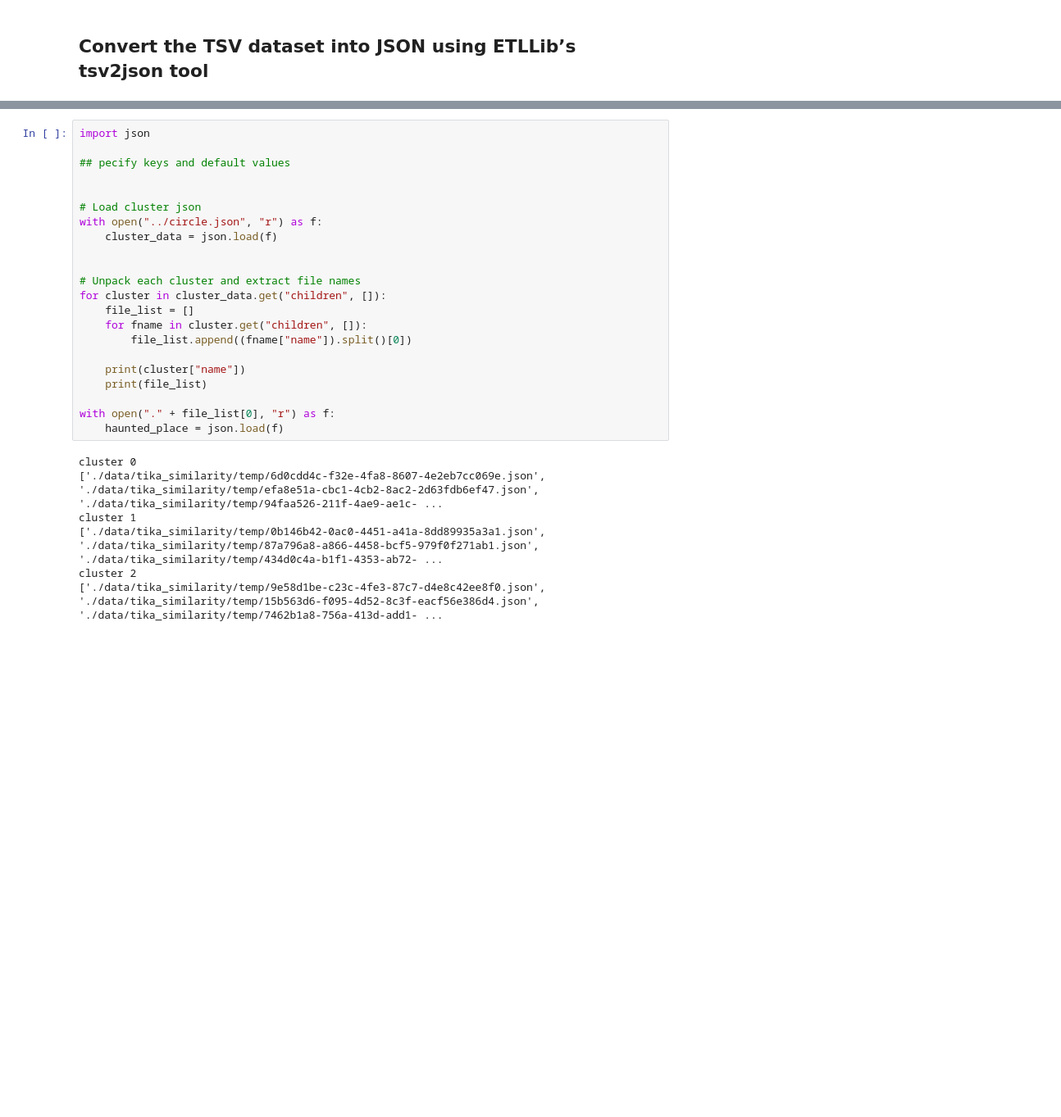
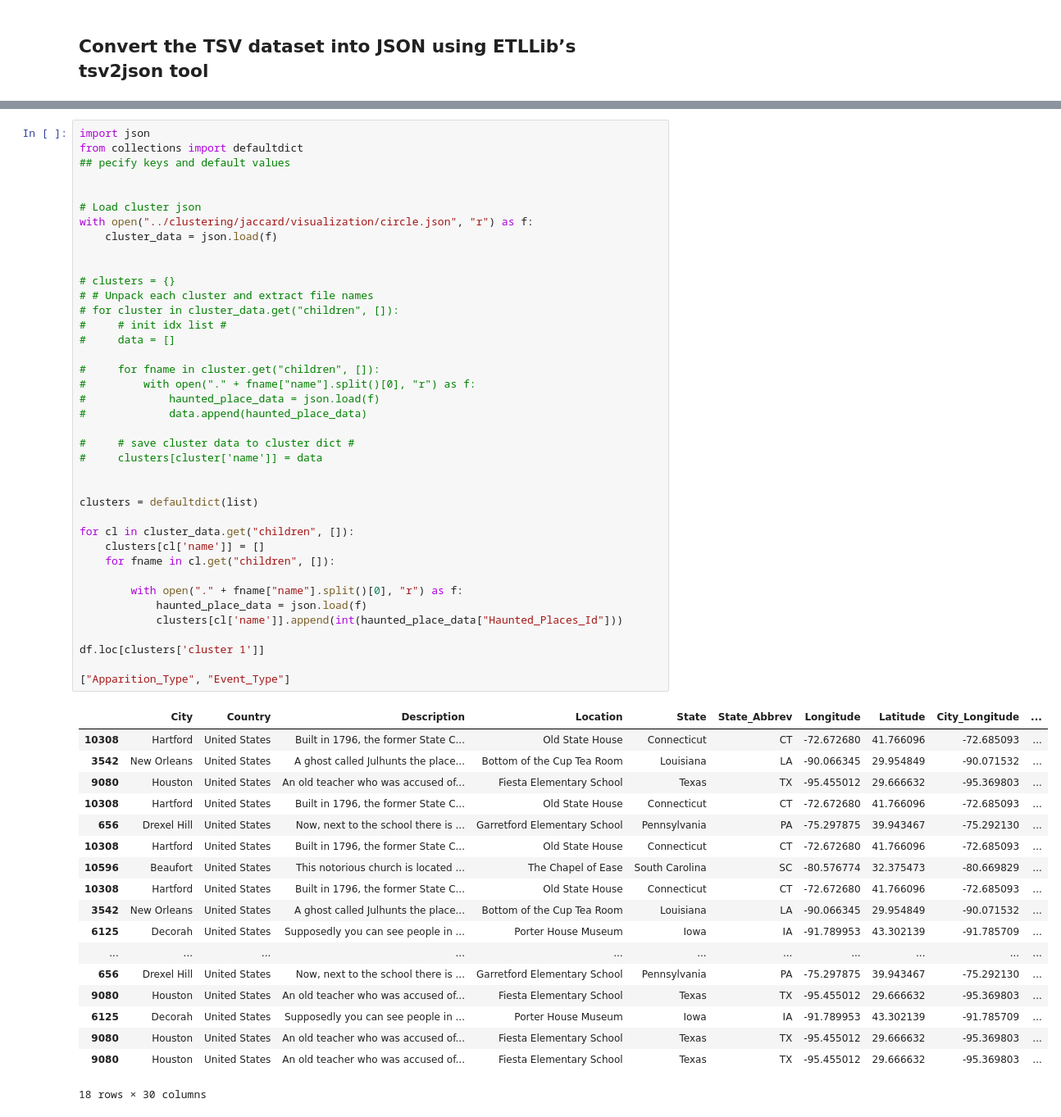
Before and after one commit to dgottschalk03/dsci_550_a1, a Jupyter notebook: notebooks/4.01-dg-Haunted_Places_Features_Added-Jaccard_Distance.ipynb, the cells around one changed output, grey strips where cells are left out. Shown at 82% size. Cells and saved outputs as stored; diff of their text form; blank space fills up the shorter version.

```diff
--- a/notebooks/4.01-dg-Haunted_Places_Features_Added-Jaccard_Distance.ipynb
+++ b/notebooks/4.01-dg-Haunted_Places_Features_Added-Jaccard_Distance.ipynb
@@ -119,30 +141,59 @@ Error: Json file path is wrong/missing or Json File already exists
 # http://localhost:8080/levelCluster-d3.html
 # %%
 import json
-
+from collections import defaultdict
 ## pecify keys and default values
 
 
 # Load cluster json
-with open("../circle.json", "r") as f:
+with open("../clustering/jaccard/visualization/circle.json", "r") as f:
     cluster_data = json.load(f)
 
 
-# Unpack each cluster and extract file names
-for cluster in cluster_data.get("children", []):
-    file_list = []
-    for fname in cluster.get("children", []):
-        file_list.append((fname["name"]).split()[0])
+# clusters = {}
+# # Unpack each cluster and extract file names
+# for cluster in cluster_data.get("children", []):
+#     # init idx list #
+#     data = []
 
-    print(cluster["name"])
-    print(file_list)
+#     for fname in cluster.get("children", []):
+#         with open("." + fname["name"].split()[0], "r") as f:
+#             haunted_place_data = json.load(f)
+#             data.append(haunted_place_data)
 
-with open("." + file_list[0], "r") as f:
-    haunted_place = json.load(f)
+#     # save cluster data to cluster dict #
+#     clusters[cluster['name']] = data
+
+
+clusters = defaultdict(list)
+
+for cl in cluster_data.get("children", []):
+    clusters[cl['name']] = []
+    for fname in cl.get("children", []):
+
+        with open("." + fname["name"].split()[0], "r") as f:
+            haunted_place_data = json.load(f)
+            clusters[cl['name']].append(int(haunted_place_data["Haunted_Places_Id"]))
+
+df.loc[clusters['cluster 1']]
+
+["Apparition_Type", "Event_Type"]
 # %% [output]
+|  | City | Country | Description | Location | State | State_Abbrev | Longitude | Latitude | City_Longitude | ... |
+| 10308 | Hartford | United States | Built in 1796, the former State C... | Old State House | Connecticut | CT | -72.672680 | 41.766096 | -72.685093 | ... |
+| 3542 | New Orleans | United States | A ghost called Julhunts the place... | Bottom of the Cup Tea Room | Louisiana | LA | -90.066345 | 29.954849 | -90.071532 | ... |
+| 9080 | Houston | United States | An old teacher who was accused of... | Fiesta Elementary School | Texas | TX | -95.455012 | 29.666632 | -95.369803 | ... |
+| 10308 | Hartford | United States | Built in 1796, the former State C... | Old State House | Connecticut | CT | -72.672680 | 41.766096 | -72.685093 | ... |
+| 656 | Drexel Hill | United States | Now, next to the school there is ... | Garretford Elementary School | Pennsylvania | PA | -75.297875 | 39.943467 | -75.292130 | ... |
+| 10308 | Hartford | United States | Built in 1796, the former State C... | Old State House | Connecticut | CT | -72.672680 | 41.766096 | -72.685093 | ... |
+| 10596 | Beaufort | United States | This notorious church is located ... | The Chapel of Ease | South Carolina | SC | -80.576774 | 32.375473 | -80.669829 | ... |
+| 10308 | Hartford | United States | Built in 1796, the former State C... | Old State House | Connecticut | CT | -72.672680 | 41.766096 | -72.685093 | ... |
+| 3542 | New Orleans | United States | A ghost called Julhunts the place... | Bottom of the Cup Tea Room | Louisiana | LA | -90.066345 | 29.954849 | -90.071532 | ... |
+| 6125 | Decorah | United States | Supposedly you can see people in ... | Porter House Museum | Iowa | IA | -91.789953 | 43.302139 | -91.785709 | ... |
+| ... | ... | ... | ... | ... | ... | ... | ... | ... | ... | ... |
+| 656 | Drexel Hill | United States | Now, next to the school there is ... | Garretford Elementary School | Pennsylvania | PA | -75.297875 | 39.943467 | -75.292130 | ... |
+| 9080 | Houston | United States | An old teacher who was accused of... | Fiesta Elementary School | Texas | TX | -95.455012 | 29.666632 | -95.369803 | ... |
+| 6125 | Decorah | United States | Supposedly you can see people in ... | Porter House Museum | Iowa | IA | -91.789953 | 43.302139 | -91.785709 | ... |
+| 9080 | Houston | United States | An old teacher who was accused of... | Fiesta Elementary School | Texas | TX | -95.455012 | 29.666632 | -95.369803 | ... |
+| 9080 | Houston | United States | An old teacher who was accused of... | Fiesta Elementary School | Texas | TX | -95.455012 | 29.666632 | -95.369803 | ... |
-cluster 0
-['./data/tika_similarity/temp/6d0cdd4c-f32e-4fa8-8607-4e2eb7cc069e.json', './data/tika_similarity/temp/efa8e51a-cbc1-4cb2-8ac2-2d63fdb6ef47.json', './data/tika_similarity/temp/94faa526-211f-4ae9-ae1c- ...
-cluster 1
-['./data/tika_similarity/temp/0b146b42-0ac0-4451-a41a-8dd89935a3a1.json', './data/tika_similarity/temp/87a796a8-a866-4458-bcf5-979f0f271ab1.json', './data/tika_similarity/temp/434d0c4a-b1f1-4353-ab72- ...
-cluster 2
-['./data/tika_similarity/temp/9e58d1be-c23c-4fe3-87c7-d4e8c42ee8f0.json', './data/tika_similarity/temp/15b563d6-f095-4d52-8c3f-eacf56e386d4.json', './data/tika_similarity/temp/7462b1a8-756a-413d-add1- ...
+18 rows × 30 columns
```
Also changed, not shown: parts of 16 cells of this notebook, 6 other files.
